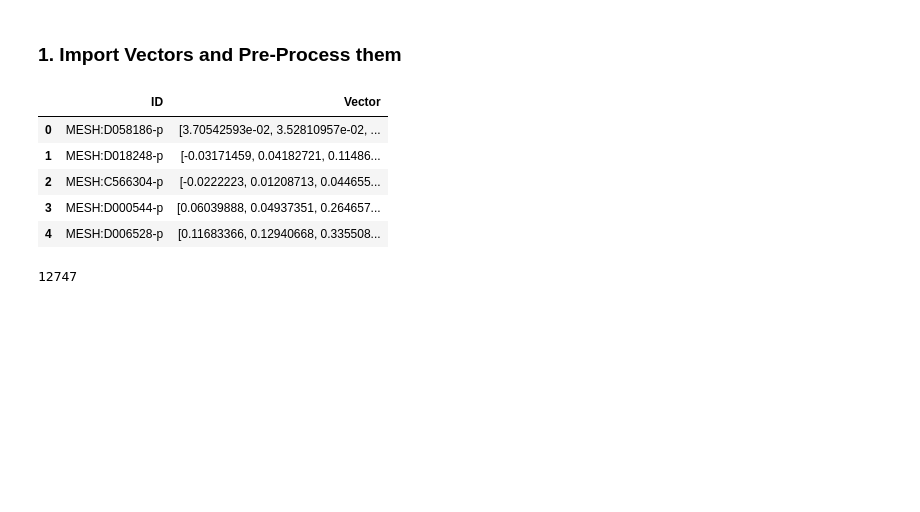
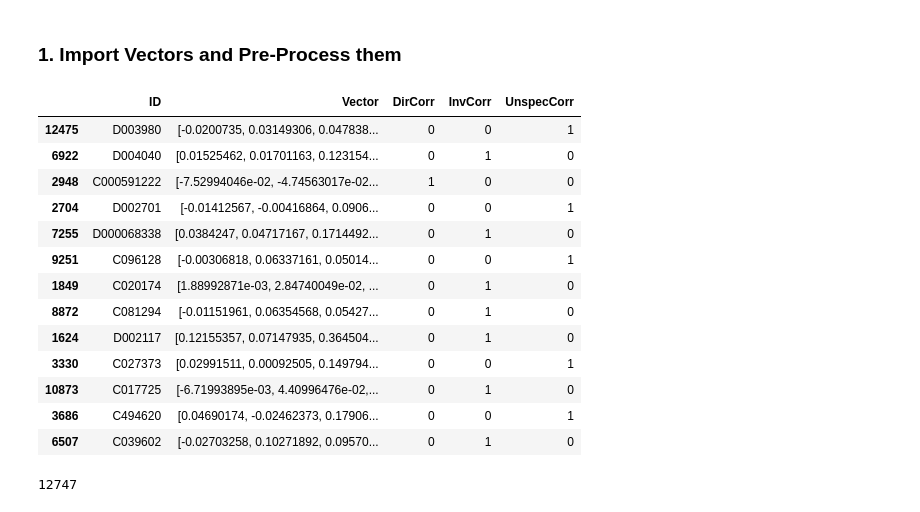
Before and after one commit to colemai/msc-thesis, a Jupyter notebook: opa/opa-nn.ipynb, the cells around one changed output. Cells and saved outputs as stored; diff of their text form; code cells hidden in the pictures; blank space fills up the shorter version.

Commit message:
Started unpacking new vectors

```diff
--- a/opa/opa-nn.ipynb
+++ b/opa/opa-nn.ipynb
@@ -58,12 +58,20 @@ df['Vector'] = df.Vector.map(lambda x: x.rstrip().lstrip().replace('    ', ' ').
 
 # Turn vector column into a list
 df['Vector'] = df.Vector.map(lambda x: x.split(','))
-# %%
-df.head()
-# %% [output]
-|  | ID | Vector |
-| 0 | MESH:D058186-p | [3.70542593e-02, 3.52810957e-02, ... |
-| 1 | MESH:D018248-p | [-0.03171459, 0.04182721, 0.11486... |
-| 2 | MESH:C566304-p | [-0.0222223, 0.01208713, 0.044655... |
-| 3 | MESH:D000544-p | [0.06039888, 0.04937351, 0.264657... |
-| 4 | MESH:D006528-p | [0.11683366, 0.12940668, 0.335508... |
+# %%
+df.sample(13)
+# %% [output]
+|  | ID | Vector | DirCorr | InvCorr | UnspecCorr |
+| 12475 | D003980 | [-0.0200735, 0.03149306, 0.047838... | 0 | 0 | 1 |
+| 6922 | D004040 | [0.01525462, 0.01701163, 0.123154... | 0 | 1 | 0 |
+| 2948 | C000591222 | [-7.52994046e-02, -4.74563017e-02... | 1 | 0 | 0 |
+| 2704 | D002701 | [-0.01412567, -0.00416864, 0.0906... | 0 | 0 | 1 |
+| 7255 | D000068338 | [0.0384247, 0.04717167, 0.1714492... | 0 | 1 | 0 |
+| 9251 | C096128 | [-0.00306818, 0.06337161, 0.05014... | 0 | 0 | 1 |
+| 1849 | C020174 | [1.88992871e-03, 2.84740049e-02, ... | 0 | 1 | 0 |
+| 8872 | C081294 | [-0.01151961, 0.06354568, 0.05427... | 0 | 1 | 0 |
+| 1624 | D002117 | [0.12155357, 0.07147935, 0.364504... | 0 | 1 | 0 |
+| 3330 | C027373 | [0.02991511, 0.00092505, 0.149794... | 0 | 0 | 1 |
+| 10873 | C017725 | [-6.71993895e-03, 4.40996476e-02,... | 0 | 1 | 0 |
+| 3686 | C494620 | [0.04690174, -0.02462373, 0.17906... | 0 | 0 | 1 |
+| 6507 | C039602 | [-0.02703258, 0.10271892, 0.09570... | 0 | 1 | 0 |
```
Also changed, not shown: parts of 8 cells of this notebook.
